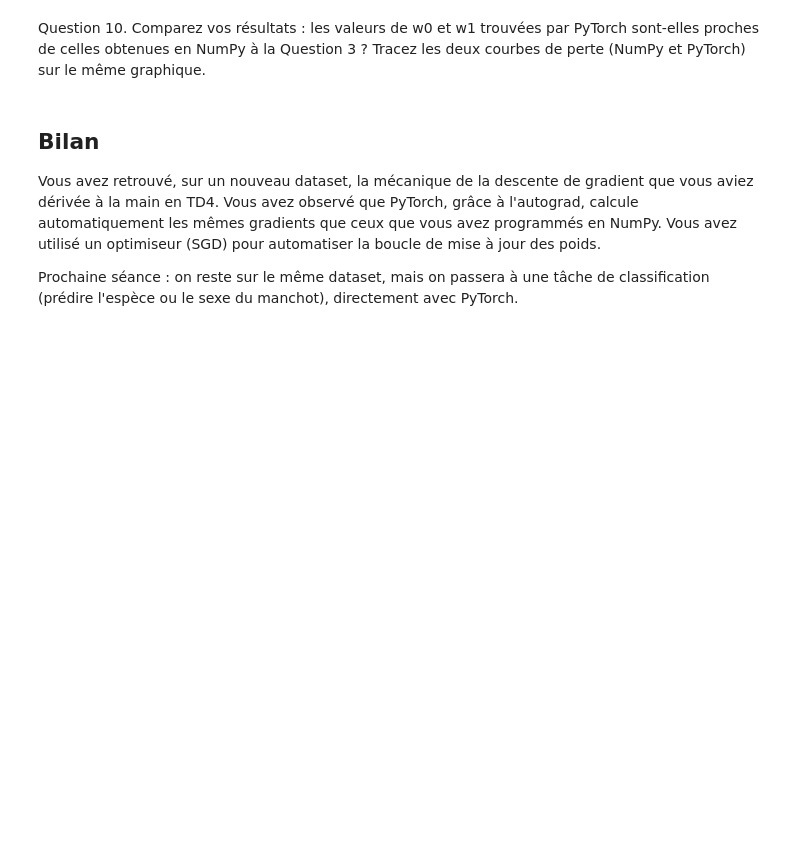
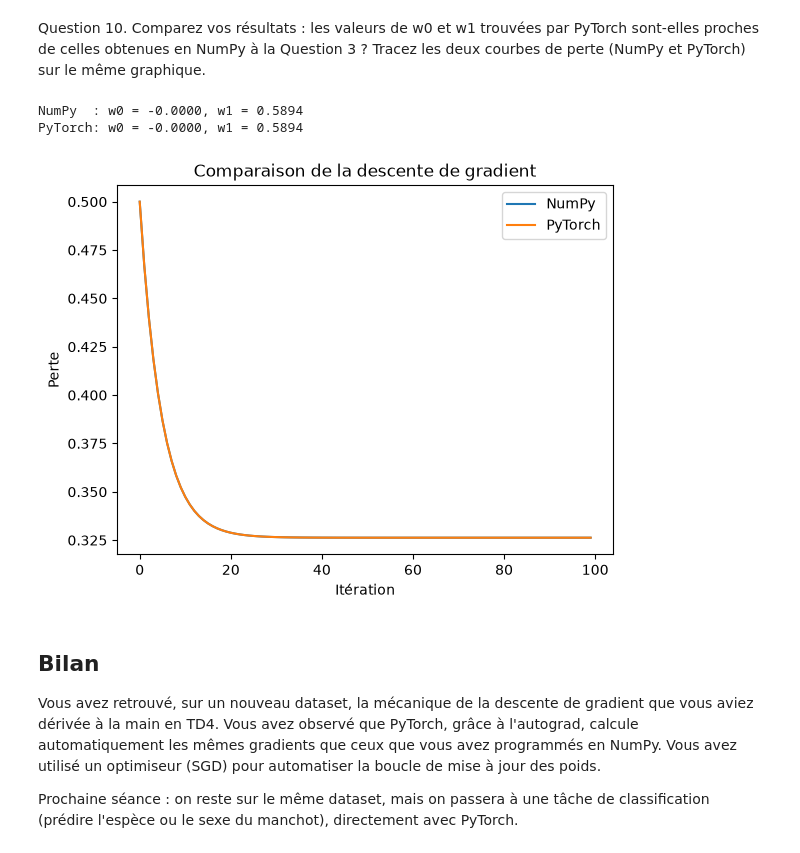
Before and after one commit to varuniv/BUT3-2026-2027, a Jupyter notebook: R5.11/TD5_Regression_PyTorch.ipynb, the cells around one changed output. Saved outputs shown, nothing was run; the diff lists cells and outputs as text; code cells hidden in the pictures; blank space fills up the shorter version.

```diff
--- a/R5.11/TD5_Regression_PyTorch.ipynb
+++ b/R5.11/TD5_Regression_PyTorch.ipynb
@@ -266,3 +266,23 @@ Question 10. Comparez vos résultats : les valeurs de w0 et w1 trouvées par PyT
+# %%
+# Comparer NumPy et PyTorch avec le même pas d'apprentissage
+w0_numpy, w1_numpy, history_numpy = gradient_descent(
+    x_norm, t_norm, eta=0.1, n_iter=100
+)
+print(f"NumPy  : w0 = {w0_numpy:.4f}, w1 = {w1_numpy:.4f}")
+print(f"PyTorch: w0 = {w0_t.item():.4f}, w1 = {w1_t.item():.4f}")
+
+plt.figure()
+plt.plot(history_numpy, label="NumPy")
+plt.plot(history_torch, label="PyTorch")
+plt.xlabel("Itération")
+plt.ylabel("Perte")
+plt.title("Comparaison de la descente de gradient")
+plt.legend()
+plt.show()
+# %% [output]
+NumPy  : w0 = -0.0000, w1 = 0.5894
+PyTorch: w0 = -0.0000, w1 = 0.5894
+[figure, added]
 # %% [markdown]
 ## Bilan
 
```
Also changed, not shown: parts of 4 cells of this notebook, 9 other files.
